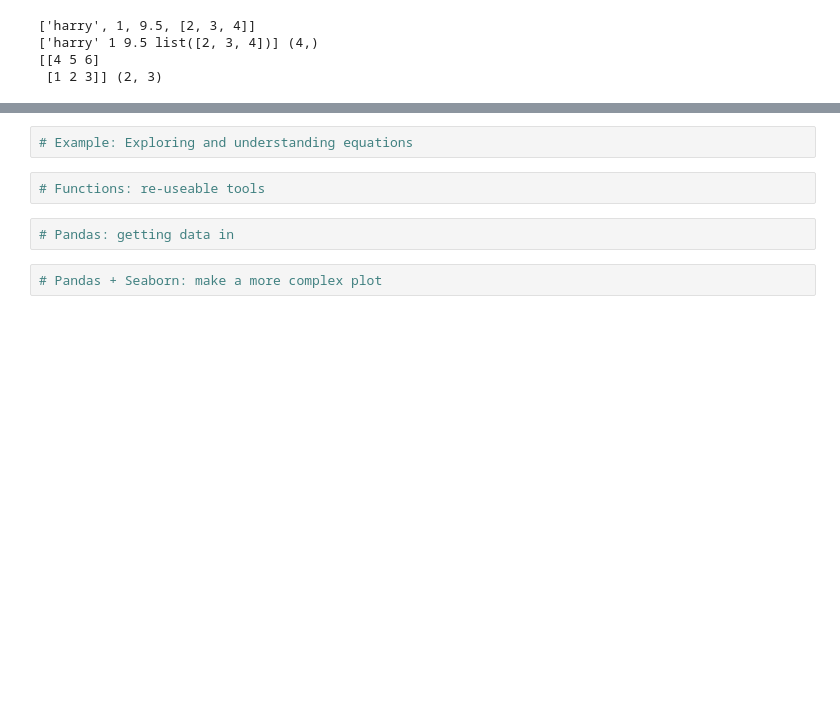
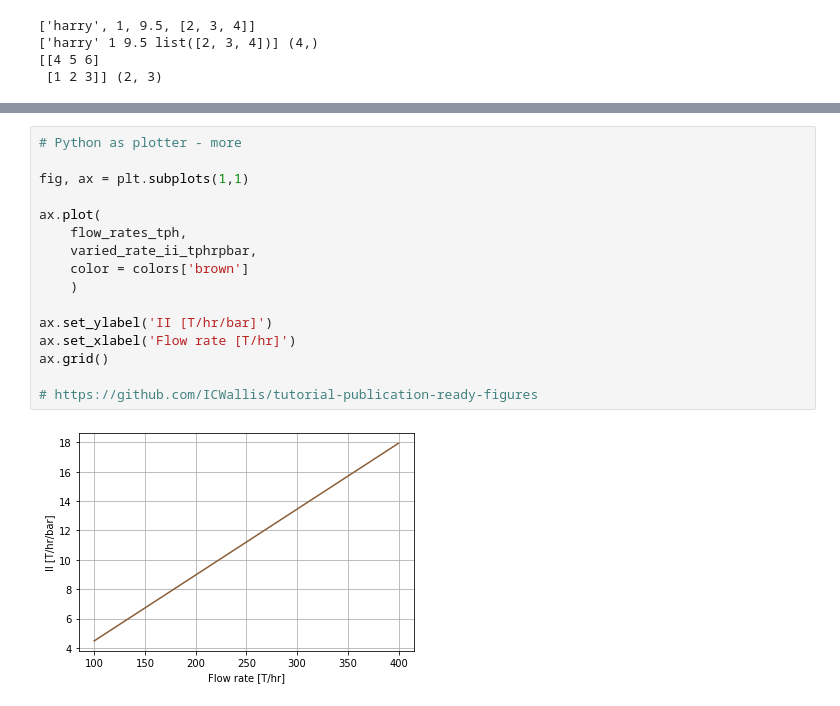
Before and after one commit to ICWallis/Stanford-Geothermal-Python-Sessions--Beginner, a Jupyter notebook: 1-Language-basics.ipynb, the cells around one changed output, grey strips where cells are left out. Cells and saved outputs as stored; diff of their text form; blank space fills up the shorter version.

```diff
--- a/1-Language-basics.ipynb
+++ b/1-Language-basics.ipynb
@@ -133,8 +243,18 @@ print(nD_array, nD_array.shape)
-# %%
-# Example: Exploring and understanding equations
-# %%
-# Functions: re-useable tools
-# %%
-# Pandas: getting data in
-# %%
-# Pandas + Seaborn: make a more complex plot
+# %%
+# Python as plotter - more
+
+fig, ax = plt.subplots(1,1)
+
+ax.plot(
+    flow_rates_tph,
+    varied_rate_ii_tphrpbar,
+    color = colors['brown']
+    )
+
+ax.set_ylabel('II [T/hr/bar]')
+ax.set_xlabel('Flow rate [T/hr]')
+ax.grid()
+
+# https://github.com/ICWallis/tutorial-publication-ready-figures
+# %% [output]
+[figure, added]
```
Also changed, not shown: parts of 19 cells of this notebook.
